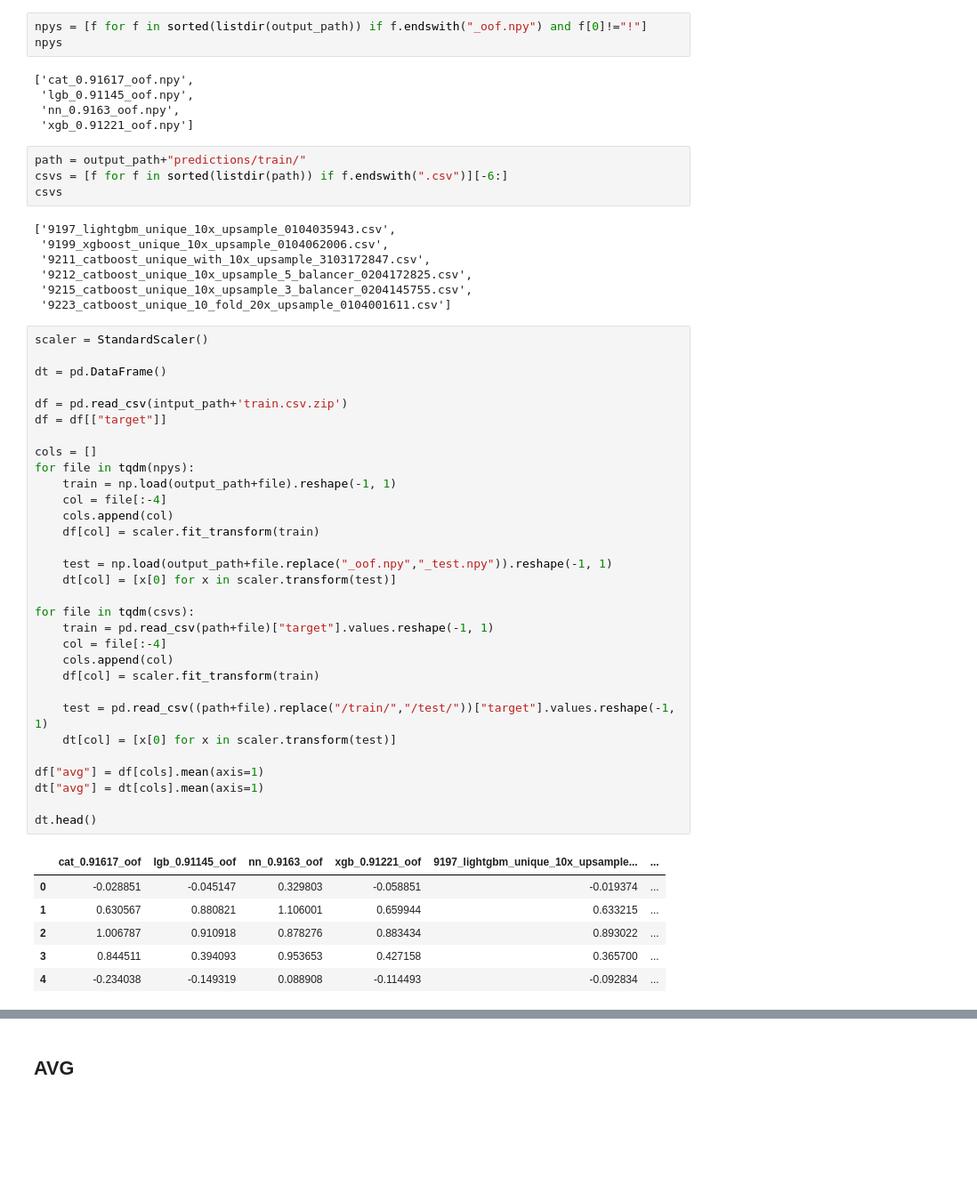
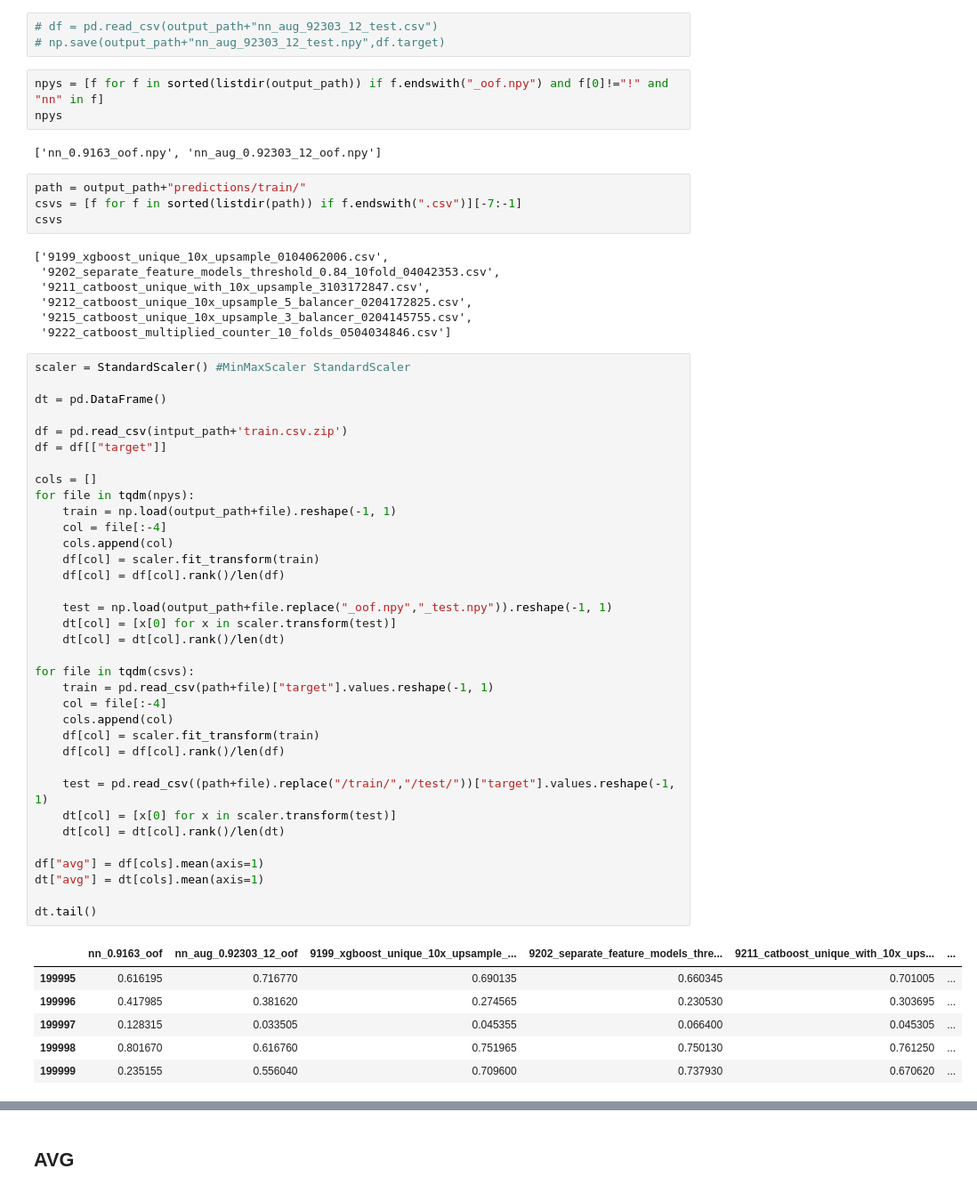
Before and after one commit to nikitaqwerty/kaggle_santander, a Jupyter notebook: stack.ipynb, the cells around one changed output, grey strips where cells are left out. Shown at 89% size. Saved outputs shown, nothing was run; the diff lists cells and outputs as text; blank space fills up the shorter version.

```diff
--- a/stack.ipynb
+++ b/stack.ipynb
@@ -15,63 +15,67 @@ from sklearn.svm import SVC
 
 intput_path = "../input/"
 output_path = "../output/"
+# %%
+# df = pd.read_csv(output_path+"nn_aug_92303_12_test.csv")
+# np.save(output_path+"nn_aug_92303_12_test.npy",df.target)
 # %%
-npys = [f for f in sorted(listdir(output_path)) if f.endswith("_oof.npy") and f[0]!="!"]
+npys = [f for f in sorted(listdir(output_path)) if f.endswith("_oof.npy") and f[0]!="!" and "nn" in f]
 npys
 # %% [output]
-['cat_0.91617_oof.npy',
- 'lgb_0.91145_oof.npy',
- 'nn_0.9163_oof.npy',
- 'xgb_0.91221_oof.npy']
+['nn_0.9163_oof.npy', 'nn_aug_0.92303_12_oof.npy']
 # %%
 path = output_path+"predictions/train/"
-csvs = [f for f in sorted(listdir(path)) if f.endswith(".csv")][-6:]
+csvs = [f for f in sorted(listdir(path)) if f.endswith(".csv")][-7:-1]
 csvs
 # %% [output]
-['9197_lightgbm_unique_10x_upsample_0104035943.csv',
- '9199_xgboost_unique_10x_upsample_0104062006.csv',
+['9199_xgboost_unique_10x_upsample_0104062006.csv',
+ '9202_separate_feature_models_threshold_0.84_10fold_04042353.csv',
  '9211_catboost_unique_with_10x_upsample_3103172847.csv',
  '9212_catboost_unique_10x_upsample_5_balancer_0204172825.csv',
  '9215_catboost_unique_10x_upsample_3_balancer_0204145755.csv',
- '9223_catboost_unique_10_fold_20x_upsample_0104001611.csv']
+ '9222_catboost_multiplied_counter_10_folds_0504034846.csv']
 # %%
-scaler = StandardScaler()
+scaler = StandardScaler() #MinMaxScaler StandardScaler
 
 dt = pd.DataFrame()
 
 df = pd.read_csv(intput_path+'train.csv.zip')
 df = df[["target"]]
 
 cols = []
 for file in tqdm(npys):
     train = np.load(output_path+file).reshape(-1, 1)
     col = file[:-4]
     cols.append(col)
     df[col] = scaler.fit_transform(train)
+    df[col] = df[col].rank()/len(df)
 
     test = np.load(output_path+file.replace("_oof.npy","_test.npy")).reshape(-1, 1)
     dt[col] = [x[0] for x in scaler.transform(test)]
+    dt[col] = dt[col].rank()/len(dt)
 
 for file in tqdm(csvs):
     train = pd.read_csv(path+file)["target"].values.reshape(-1, 1)
     col = file[:-4]
     cols.append(col)
     df[col] = scaler.fit_transform(train)
+    df[col] = df[col].rank()/len(df)
 
     test = pd.read_csv((path+file).replace("/train/","/test/"))["target"].values.reshape(-1, 1)
     dt[col] = [x[0] for x in scaler.transform(test)]
+    dt[col] = dt[col].rank()/len(dt)
 
 df["avg"] = df[cols].mean(axis=1)
 dt["avg"] = dt[cols].mean(axis=1)
 
-dt.head()
+dt.tail()
 # %% [output]
-|  | cat_0.91617_oof | lgb_0.91145_oof | nn_0.9163_oof | xgb_0.91221_oof | 9197_lightgbm_unique_10x_upsample... | ... |
-| 0 | -0.028851 | -0.045147 | 0.329803 | -0.058851 | -0.019374 | ... |
-| 1 | 0.630567 | 0.880821 | 1.106001 | 0.659944 | 0.633215 | ... |
-| 2 | 1.006787 | 0.910918 | 0.878276 | 0.883434 | 0.893022 | ... |
-| 3 | 0.844511 | 0.394093 | 0.953653 | 0.427158 | 0.365700 | ... |
-| 4 | -0.234038 | -0.149319 | 0.088908 | -0.114493 | -0.092834 | ... |
+|  | nn_0.9163_oof | nn_aug_0.92303_12_oof | 9199_xgboost_unique_10x_upsample_... | 9202_separate_feature_models_thre... | 9211_catboost_unique_with_10x_ups... | ... |
+| 199995 | 0.616195 | 0.716770 | 0.690135 | 0.660345 | 0.701005 | ... |
+| 199996 | 0.417985 | 0.381620 | 0.274565 | 0.230530 | 0.303695 | ... |
+| 199997 | 0.128315 | 0.033505 | 0.045355 | 0.066400 | 0.045305 | ... |
+| 199998 | 0.801670 | 0.616760 | 0.751965 | 0.750130 | 0.761250 | ... |
+| 199999 | 0.235155 | 0.556040 | 0.709600 | 0.737930 | 0.670620 | ... |
 # %%
 df[cols].corr()
 # %% [output]
```
Also changed, not shown: parts of 17 cells of this notebook.
